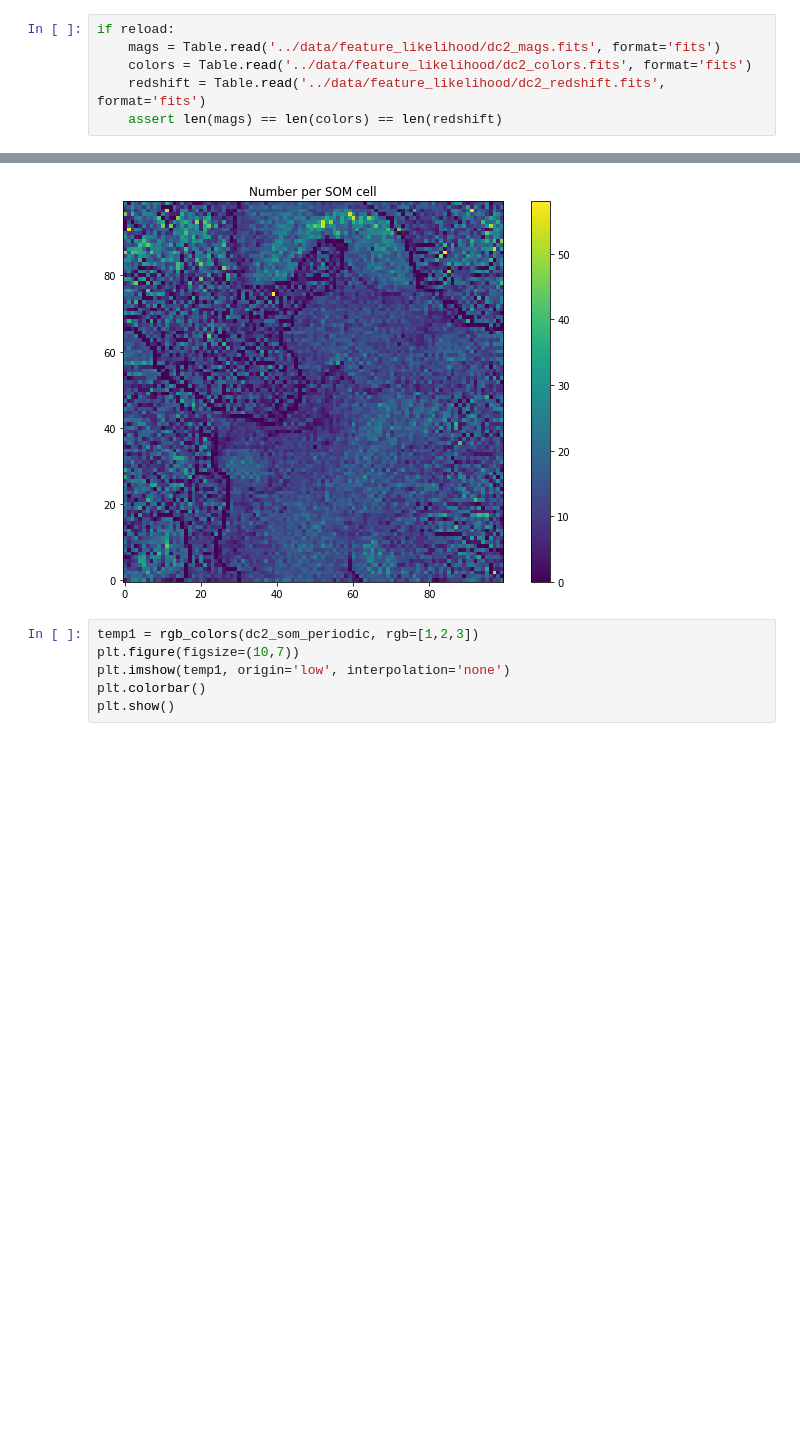
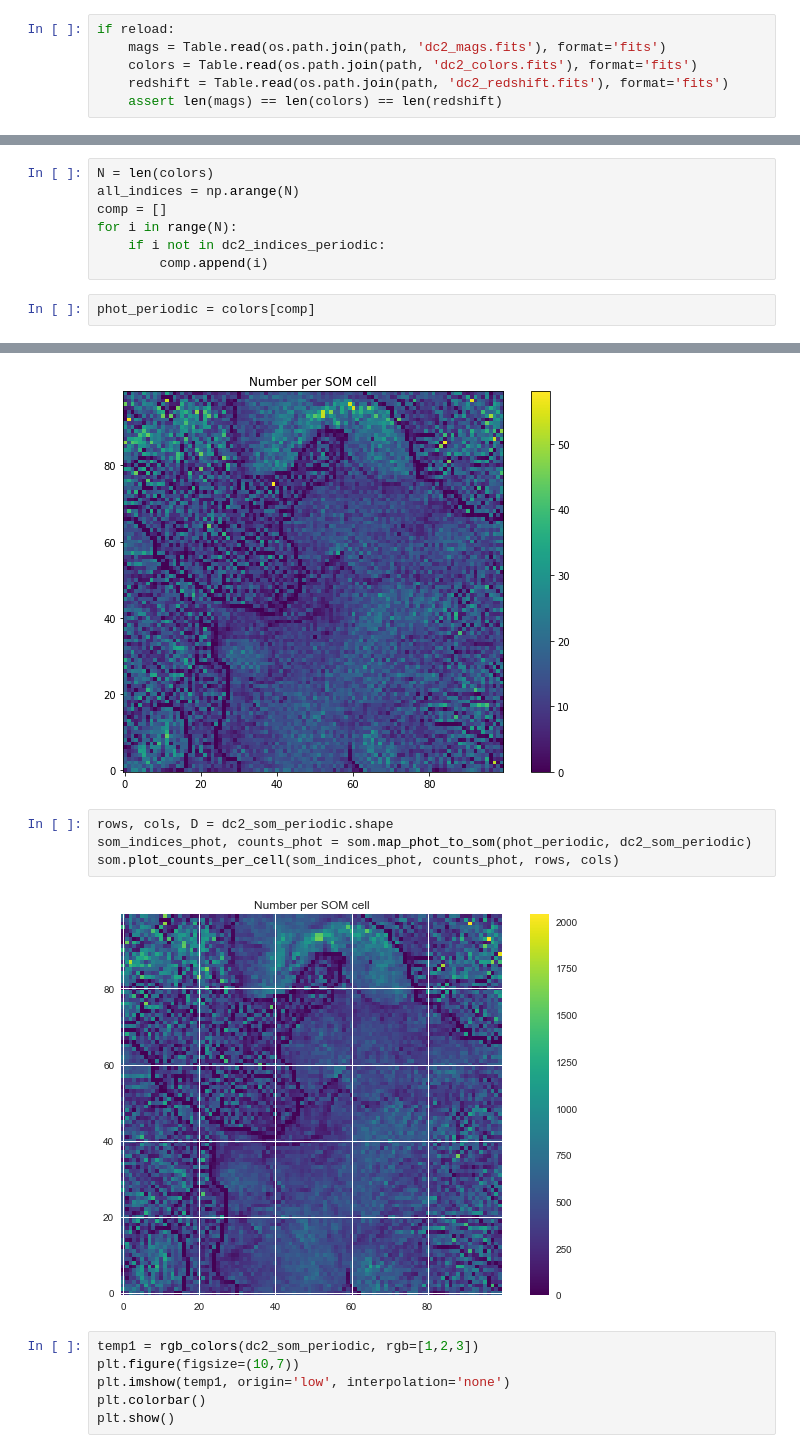
Before and after one commit to LSSTDESC/pz_bayes, a Jupyter notebook: notebooks/feature_likelihood.ipynb, the cells around one changed output, grey strips where cells are left out. Drawn from its saved outputs; the diff is of its cells as text; blank space fills up the shorter version.

```diff
--- a/notebooks/feature_likelihood.ipynb
+++ b/notebooks/feature_likelihood.ipynb
@@ -178,8 +180,8 @@ if not reload:
 # %%
 if reload:
-    mags = Table.read('../data/feature_likelihood/dc2_mags.fits', format='fits')
-    colors = Table.read('../data/feature_likelihood/dc2_colors.fits', format='fits')
-    redshift = Table.read('../data/feature_likelihood/dc2_redshift.fits', format='fits')
+    mags = Table.read(os.path.join(path, 'dc2_mags.fits'), format='fits')
+    colors = Table.read(os.path.join(path, 'dc2_colors.fits'), format='fits')
+    redshift = Table.read(os.path.join(path, 'dc2_redshift.fits'), format='fits')
     assert len(mags) == len(colors) == len(redshift)
 # %% [markdown]
 #### DC2 Diagnostic Plots
@@ -268,3 +270,12 @@ dc2_som_nonperiodic, dc2_indices_nonperiodic, dc2_losses_nonperiodic, selected_c
+# %%
+N = len(colors)
+all_indices = np.arange(N)
+comp = []
+for i in range(N):
+    if i not in dc2_indices_periodic:
+        comp.append(i)
+# %%
+phot_periodic = colors[comp]
 # %%
 fs = 14
 plt.figure(figsize=(10,7))
@@ -361,6 +372,12 @@ som_indices, counts = som.map_data_to_som(selected_colors_periodic, dc2_som_peri
 som.plot_counts_per_cell(som_indices, counts, rows, cols)
 # %% [output]
 [figure]
+# %%
+rows, cols, D = dc2_som_periodic.shape
+som_indices_phot, counts_phot = som.map_phot_to_som(phot_periodic, dc2_som_periodic)
+som.plot_counts_per_cell(som_indices_phot, counts_phot, rows, cols)
+# %% [output]
+[figure, added]
 # %%
 temp1 = rgb_colors(dc2_som_periodic, rgb=[1,2,3])
 plt.figure(figsize=(10,7))
```
Also changed, not shown: parts of 46 cells of this notebook.
